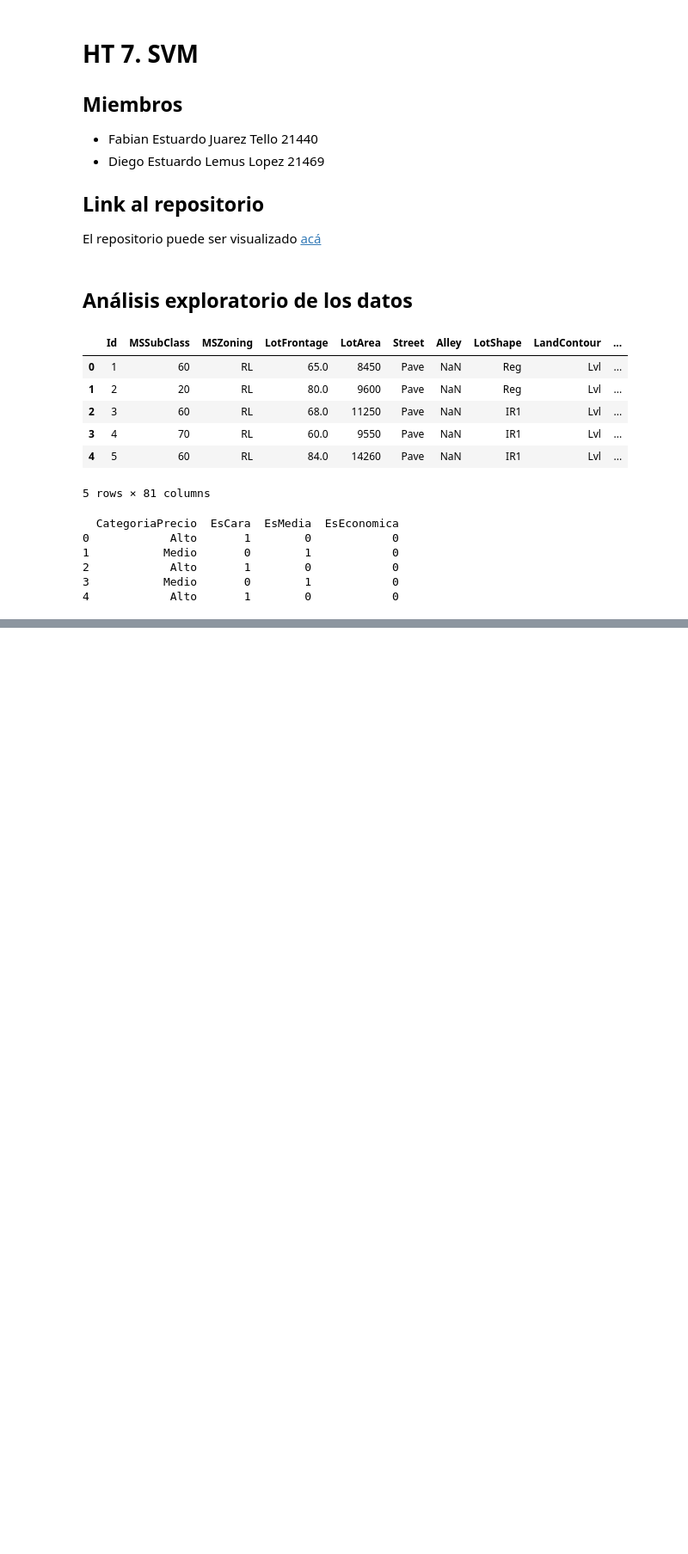
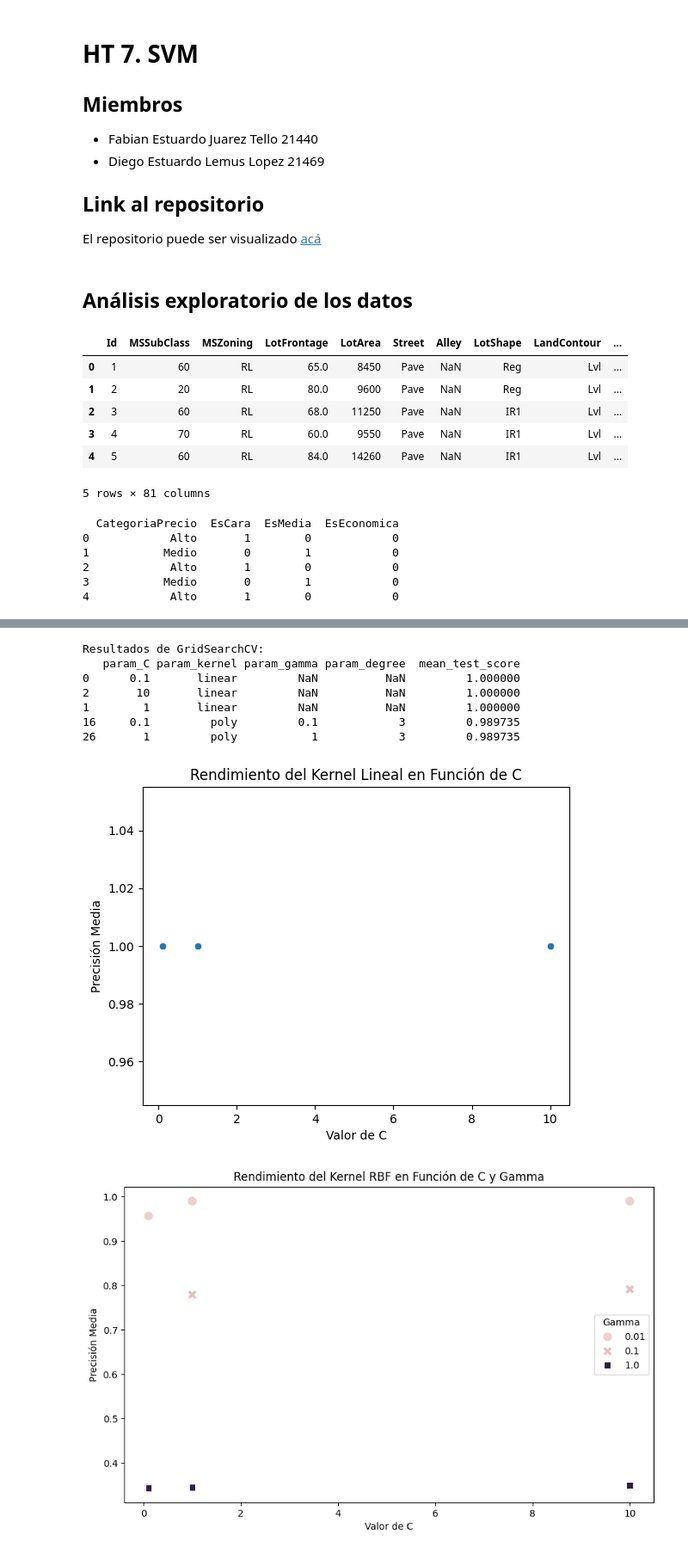
Before and after one commit to FabianJuarez182/MD-HT7, a Jupyter notebook: MD-HT7.ipynb, the cells around one changed output, grey strips where cells are left out. Shown: that part at 86% size. Cells and saved outputs as stored; diff of their text form; code cells hidden in the pictures; blank space fills up the shorter version.

```diff
--- a/MD-HT7.ipynb
+++ b/MD-HT7.ipynb
@@ -158,6 +158,17 @@ datos['EsEconomica'] = (datos['CategoriaPrecio'] == 'Bajo').astype(int)
 
 # Mostrar las primeras filas para verificar el resultado
 print(datos[['CategoriaPrecio', 'EsCara', 'EsMedia', 'EsEconomica']].head())
+
+# Codificación de la variable categórica
+le = LabelEncoder()
+datos['CategoriaPrecio'] = le.fit_transform(datos['CategoriaPrecio'])
+
+# Escalado de características
+scaler = StandardScaler()
+X = datos.drop(['SalePrice', 'CategoriaPrecio'], axis=1)  # características
+X_scaled = scaler.fit_transform(X)
+
+y = datos['CategoriaPrecio']  # variable objetivo
 # %% [output]
   CategoriaPrecio  EsCara  EsMedia  EsEconomica
 0            Alto       1        0            0
@@ -167,0 +181,69 @@ print(datos[['CategoriaPrecio', 'EsCara', 'EsMedia', 'EsEconomica']].head())
+# %%
+
+# División de los datos en entrenamiento y prueba
+X_train, X_test, y_train, y_test = train_test_split(X_scaled, y, test_size=0.2, random_state=42)
+
+# Configuración para GridSearchCV con múltiples kernels y parámetros
+param_grid = [
+    {'C': [0.1, 1, 10], 'kernel': ['linear']},
+    {'C': [0.1, 1, 10], 'gamma': [0.01, 0.1, 1], 'kernel': ['rbf']},
+    {'C': [0.1, 1, 10], 'gamma': [0.01, 0.1, 1], 'degree': [2, 3, 4], 'kernel': ['poly']}
+]
+
+# Creación del modelo SVM
+svc = SVC()
+
+# Aplicación de GridSearchCV
+grid_search = GridSearchCV(svc, param_grid, cv=3, scoring='accuracy')
+grid_search.fit(X_train, y_train)
+
+# Mostrar los mejores parámetros y el mejor estimador
+best_params = grid_search.best_params_
+best_estimator = grid_search.best_estimator_
+
+# Convertir los resultados de GridSearchCV en un DataFrame
+results = pd.DataFrame(grid_search.cv_results_)
+
+# Filtrar las columnas relevantes para visualizar
+results = results[['param_C', 'param_kernel', 'param_gamma', 'param_degree', 'mean_test_score']]
+
+# Ordenar los resultados por la puntuación de prueba promedio en orden descendente
+results_sorted = results.sort_values(by='mean_test_score', ascending=False)
+
+print("Resultados de GridSearchCV:")
+print(results_sorted.head())  # Mostrar las primeras filas para los mejores modelos
+
+# Gráfico para Kernel Lineal
+sns.scatterplot(data=results[results['param_kernel']=='linear'], x='param_C', y='mean_test_score')
+plt.title('Rendimiento del Kernel Lineal en Función de C')
+plt.xlabel('Valor de C')
+plt.ylabel('Precisión Media')
+plt.show()
+
+# Gráfico para Kernel RBF
+plt.figure(figsize=(10, 6))
+sns.scatterplot(data=results[results['param_kernel']=='rbf'], x='param_C', y='mean_test_score', hue='param_gamma', style='param_gamma', s=100)
+plt.title('Rendimiento del Kernel RBF en Función de C y Gamma')
+plt.xlabel('Valor de C')
+plt.ylabel('Precisión Media')
+plt.legend(title='Gamma')
+plt.show()
+
+# Gráfico para Kernel Polinomial
+plt.figure(figsize=(12, 8))
+sns.scatterplot(data=results[results['param_kernel']=='poly'], x='param_C', y='mean_test_score', hue='param_degree', style='param_gamma', size='param_gamma', sizes=(50, 200))
+plt.title('Rendimiento del Kernel Polinomial en Función de C, Grado y Gamma')
+plt.xlabel('Valor de C')
+plt.ylabel('Precisión Media')
+plt.legend(title='Grado / Gamma')
+plt.show()
+# %% [output]
+Resultados de GridSearchCV:
+   param_C param_kernel param_gamma param_degree  mean_test_score
+0      0.1       linear         NaN          NaN         1.000000
+2       10       linear         NaN          NaN         1.000000
+1        1       linear         NaN          NaN         1.000000
+16     0.1         poly         0.1            3         0.989735
+26       1         poly           1            3         0.989735
+[figure, added]
+[figure, added]
```
Also changed, not shown: parts of 7 cells of this notebook.
